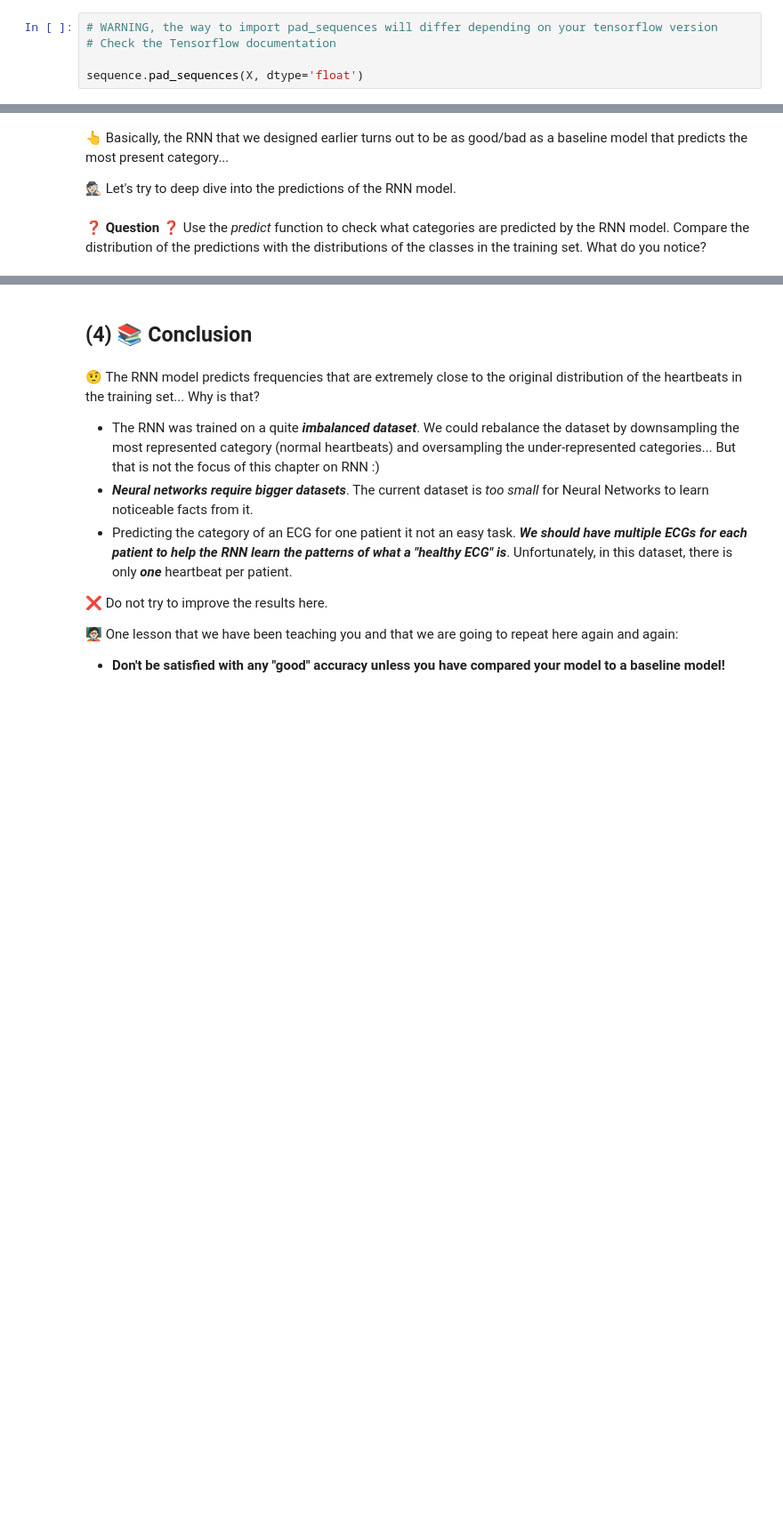
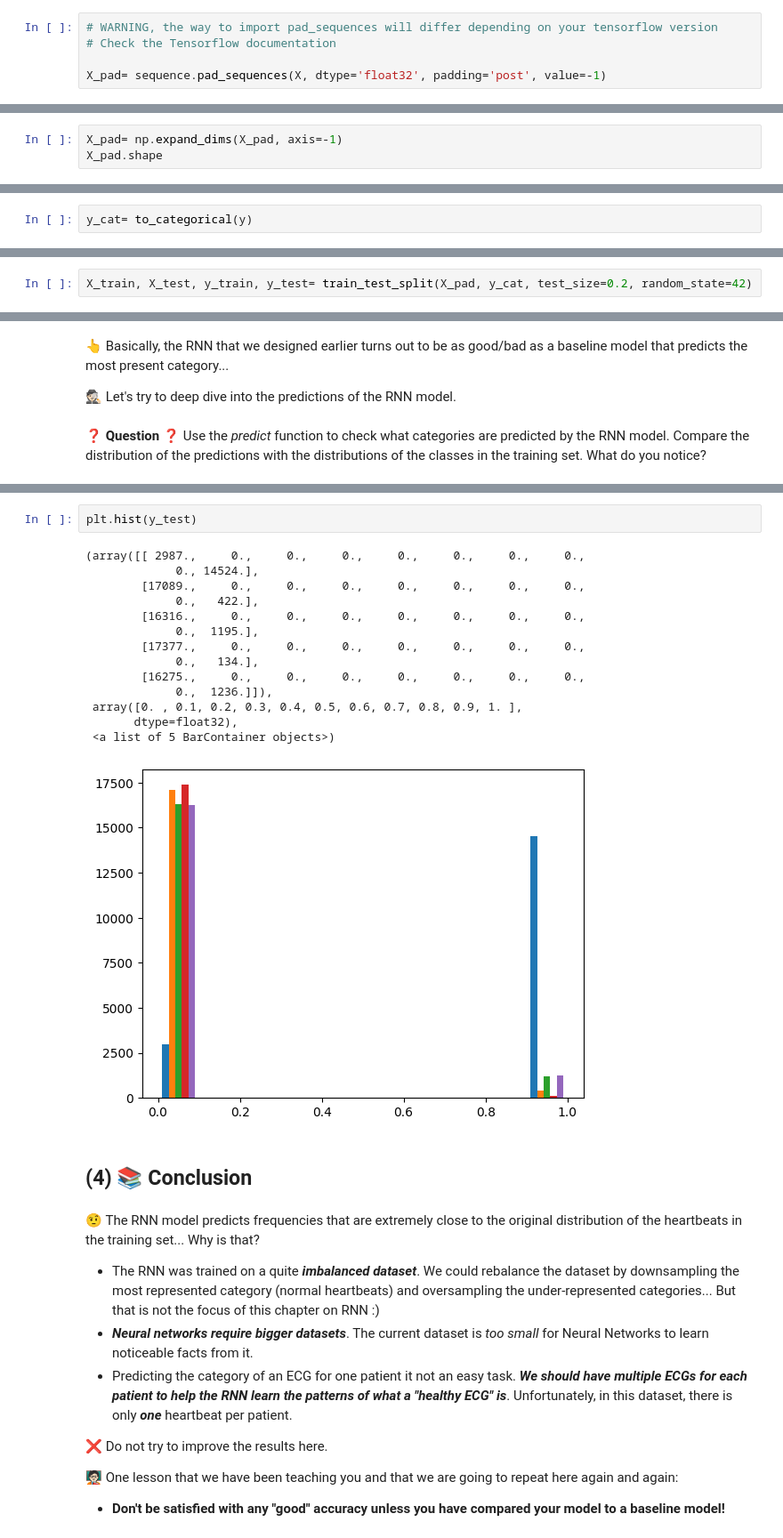
Before and after one commit to ParissaPeimaniyfard/data-classify-electrocardiograms, a Jupyter notebook: classify_electrocardiograms.ipynb, the cells around one changed output, grey strips where cells are left out. Shown at 89% size. Drawn from its saved outputs; the diff is of its cells as text; blank space fills up the shorter version.

```diff
--- a/classify_electrocardiograms.ipynb
+++ b/classify_electrocardiograms.ipynb
@@ -195,7 +197,7 @@ tensorflow-metadata==1.10.0
 # WARNING, the way to import pad_sequences will differ depending on your tensorflow version
 # Check the Tensorflow documentation
 
-sequence.pad_sequences(X, dtype='float')
+X_pad= sequence.pad_sequences(X, dtype='float32', padding='post', value=-1)
 # %% [markdown]
 🧪 If you padded properly, the shape of `X_pad` should be equal to $ (87554, 187) $
 # %%
@@ -217,0 +238,3 @@ print(result.check())
+# %%
+X_pad= np.expand_dims(X_pad, axis=-1)
+X_pad.shape
@@ -225,0 +249,2 @@ assert(X_pad.shape == (87554, 187, 1))
+# %%
+y_cat= to_categorical(y)
@@ -232,3 +265,5 @@ assert(X_pad.shape == (87554, 187, 1))
+# %%
+X_train, X_test, y_train, y_test= train_test_split(X_pad, y_cat, test_size=0.2, random_state=42)
 # %% [markdown]
 ### (2.1) 💻  GRU and LSTM
 # %% [markdown]
@@ -305,3 +425,20 @@ print(f'Baseline accuracy = {round(baseline_accuracy,3)}')
+# %%
+plt.hist(y_test)
+# %% [output]
+(array([[ 2987.,     0.,     0.,     0.,     0.,     0.,     0.,     0.,
+             0., 14524.],
+        [17089.,     0.,     0.,     0.,     0.,     0.,     0.,     0.,
+             0.,   422.],
+        [16316.,     0.,     0.,     0.,     0.,     0.,     0.,     0.,
+             0.,  1195.],
+        [17377.,     0.,     0.,     0.,     0.,     0.,     0.,     0.,
+             0.,   134.],
+        [16275.,     0.,     0.,     0.,     0.,     0.,     0.,     0.,
+             0.,  1236.]]),
+ array([0. , 0.1, 0.2, 0.3, 0.4, 0.5, 0.6, 0.7, 0.8, 0.9, 1. ],
+       dtype=float32),
+ <a list of 5 BarContainer objects>)
+[figure, added]
 # %% [markdown]
 ## (4) 📚 Conclusion
 # %% [markdown]
```
Also changed, not shown: parts of 26 cells of this notebook.
